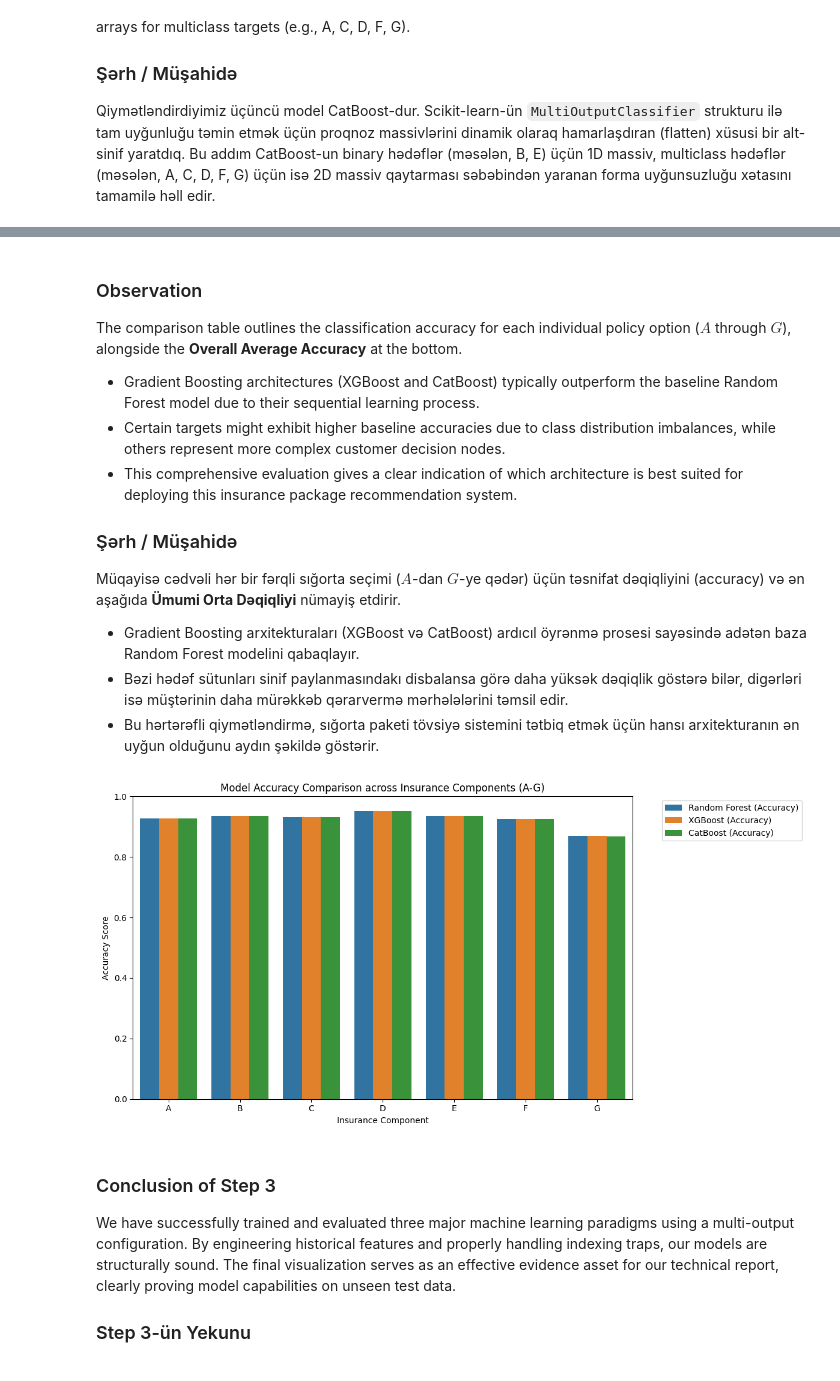
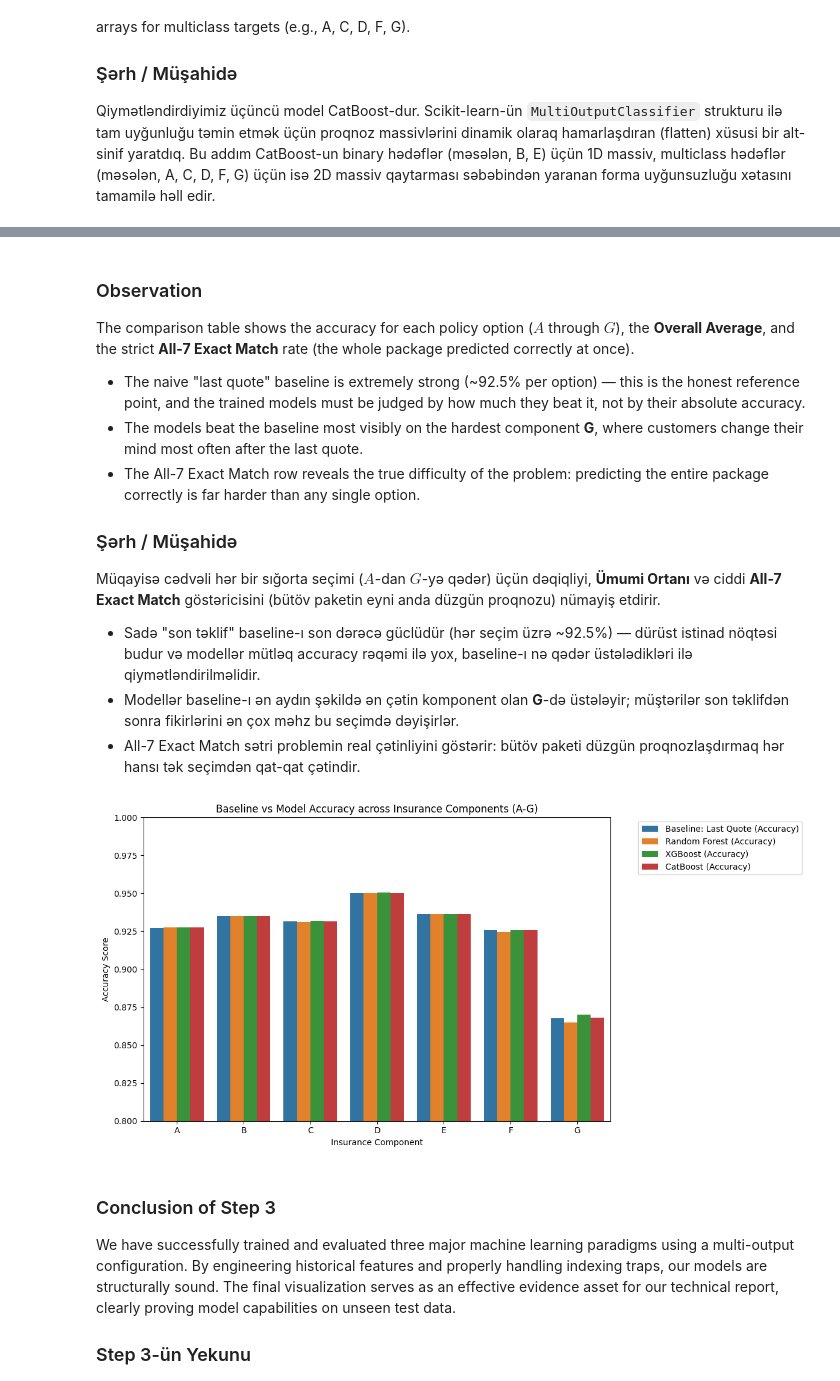
Before and after one commit to Khayal07/Insurance-Product-Purchase-Prediction-ML, a Jupyter notebook: 03_Modeling.ipynb, the cells around one changed output, grey strips where cells are left out. Drawn from its saved outputs; the diff is of its cells as text; code cells hidden in the pictures.

Commit message:
Modeling: train-only preprocessing, baseline comparison, tuning, CV, SHAP and G deep dive

```diff
--- a/03_Modeling.ipynb
+++ b/03_Modeling.ipynb
@@ -65,3 +65,23 @@ The dataset is split into an 80% training set and a 20% testing set. The trainin
 ### Şərh / Müşahidə
 
 Dataset 80% təlim (train) və 20% test çoxluğuna ayrıldı. Təlim çoxluğu modelin daxili parametrlərini optimallaşdırmaq üçün istifadə ediləcək, test çoxluğu isə modelin heç görmədiyi yeni datalar üzərindəki real performansını qiymətləndirmək üçün sınaq rolunu oynayacaq.
+# %%
+# Fitted preprocessing AFTER the split: all statistics come from the TRAIN split only,
+# so no information from the test set can leak into training.
+
+# 1. risk_factor: impute with the median learned from X_train
+risk_factor_median = X_train["risk_factor"].median()
+X_train["risk_factor"] = X_train["risk_factor"].fillna(risk_factor_median)
+X_test["risk_factor"] = X_test["risk_factor"].fillna(risk_factor_median)
+
+# 2. state & car_value: label mappings built from TRAIN categories only
+categorical_cols = ["state", "car_value"]
+category_mappings = {}
+for col in categorical_cols:
+    mapping = {cat: code for code, cat in enumerate(sorted(X_train[col].astype(str).unique()))}
+    category_mappings[col] = mapping
+    X_train[col] = X_train[col].astype(str).map(mapping)
+    X_test[col] = X_test[col].astype(str).map(mapping).fillna(-1).astype(int)  # unseen categories -> -1
+
+print("risk_factor median (train-only):", risk_factor_median)
+print("Remaining missing values -> train:", X_train.isnull().sum().sum(), "| test:", X_test.isnull().sum().sum())
@@ -144,3 +175,16 @@ The third model we evaluated is CatBoost. To ensure full structural compatibilit
 ### Şərh / Müşahidə
 
 Qiymətləndirdiyimiz üçüncü model CatBoost-dur. Scikit-learn-ün `MultiOutputClassifier` strukturu ilə tam uyğunluğu təmin etmək üçün proqnoz massivlərini dinamik olaraq hamarlaşdıran (flatten) xüsusi bir alt-sinif yaratdıq. Bu addım CatBoost-un binary hədəflər (məsələn, B, E) üçün 1D massiv, multiclass hədəflər (məsələn, A, C, D, F, G) üçün isə 2D massiv qaytarması səbəbindən yaranan forma uyğunsuzluğu xətasını tamamilə həll edir.
+# %%
+# Naive baseline: predict that the customer buys EXACTLY the last quote they viewed.
+# The last-quote option columns (A-G) are already part of our feature set, so the
+# baseline prediction is simply those columns, shifted to the same 0-based label space as y.
+option_cols = ["A", "B", "C", "D", "E", "F", "G"]
+
+baseline_preds = X_test[option_cols].copy()
+for i, col in enumerate(y.columns):
+    baseline_preds[option_cols[i]] = baseline_preds[option_cols[i]] - target_shifts[col]
+baseline_preds = baseline_preds.values
+
+print("Baseline predictions ready: last viewed quote, shifted to 0-based labels.")
+print("Baseline shape:", baseline_preds.shape)
@@ -194,39 +246,39 @@ comparison_df
 # %% [markdown]
 ### Observation
 
-The comparison table outlines the classification accuracy for each individual policy option ($A$ through $G$), alongside the **Overall Average Accuracy** at the bottom.
-- Gradient Boosting architectures (XGBoost and CatBoost) typically outperform the baseline Random Forest model due to their sequential learning process.
-- Certain targets might exhibit higher baseline accuracies due to class distribution imbalances, while others represent more complex customer decision nodes.
-- This comprehensive evaluation gives a clear indication of which architecture is best suited for deploying this insurance package recommendation system.
+The comparison table shows the accuracy for each policy option ($A$ through $G$), the **Overall Average**, and the strict **All-7 Exact Match** rate (the whole package predicted correctly at once).
+- The naive "last quote" baseline is extremely strong (~92.5% per option) — this is the honest reference point, and the trained models must be judged by how much they beat it, not by their absolute accuracy.
+- The models beat the baseline most visibly on the hardest component **G**, where customers change their mind most often after the last quote.
+- The All-7 Exact Match row reveals the true difficulty of the problem: predicting the entire package correctly is far harder than any single option.
 
 ### Şərh / Müşahidə
 
-Müqayisə cədvəli hər bir fərqli sığorta seçimi ($A$-dan $G$-ye qədər) üçün təsnifat dəqiqliyini (accuracy) və ən aşağıda **Ümumi Orta Dəqiqliyi** nümayiş etdirir.
-- Gradient Boosting arxitekturaları (XGBoost və CatBoost) ardıcıl öyrənmə prosesi sayəsində adətən baza Random Forest modelini qabaqlayır.
-- Bəzi hədəf sütunları sinif paylanmasındakı disbalansa görə daha yüksək dəqiqlik göstərə bilər, digərləri isə müştərinin daha mürəkkəb qərarvermə mərhələlərini təmsil edir.
-- Bu hərtərəfli qiymətləndirmə, sığorta paketi tövsiyə sistemini tətbiq etmək üçün hansı arxitekturanın ən uyğun olduğunu aydın şəkildə göstərir.
+Müqayisə cədvəli hər bir sığorta seçimi ($A$-dan $G$-yə qədər) üçün dəqiqliyi, **Ümumi Ortanı** və ciddi **All-7 Exact Match** göstəricisini (bütöv paketin eyni anda düzgün proqnozu) nümayiş etdirir.
+- Sadə "son təklif" baseline-ı son dərəcə güclüdür (hər seçim üzrə ~92.5%) — dürüst istinad nöqtəsi budur və modellər mütləq accuracy rəqəmi ilə yox, baseline-ı nə qədər üstələdikləri ilə qiymətləndirilməlidir.
+- Modellər baseline-ı ən aydın şəkildə ən çətin komponent olan **G**-də üstələyir; müştərilər son təklifdən sonra fikirlərini ən çox məhz bu seçimdə dəyişirlər.
+- All-7 Exact Match sətri problemin real çətinliyini göstərir: bütöv paketi düzgün proqnozlaşdırmaq hər hansı tək seçimdən qat-qat çətindir.
 # %%
 import matplotlib.pyplot as plt
 import seaborn as sns
 
-# Prepare data for plotting (excluding the average row for a cleaner visual)
-plot_data = comparison_df[comparison_df["Target_Component"] != "OVERALL AVERAGE"].melt(
+# Prepare data for plotting (excluding the summary rows for a cleaner visual)
+plot_data = comparison_df[~comparison_df["Target_Component"].isin(["OVERALL AVERAGE", "ALL-7 EXACT MATCH"])].melt(
     id_vars="Target_Component",
     var_name="Model",
     value_name="Accuracy"
 )
 
 plt.figure(figsize=(12, 6))
 sns.barplot(data=plot_data, x="Target_Component", y="Accuracy", hue="Model")
-plt.title("Model Accuracy Comparison across Insurance Components (A-G)")
-plt.ylim(0, 1.0)
+plt.title("Baseline vs Model Accuracy across Insurance Components (A-G)")
+plt.ylim(0.80, 1.0)  # zoomed in: differences vs the strong baseline are small but real
 plt.ylabel("Accuracy Score")
 plt.xlabel("Insurance Component")
 plt.legend(bbox_to_anchor=(1.05, 1), loc='upper left')
 plt.tight_layout()
 plt.show()
 # %% [output]
-[figure, old version]
+[figure, new version]
 # %% [markdown]
 ### Conclusion of Step 3
 
```
Also changed, not shown: parts of 32 cells of this notebook.
